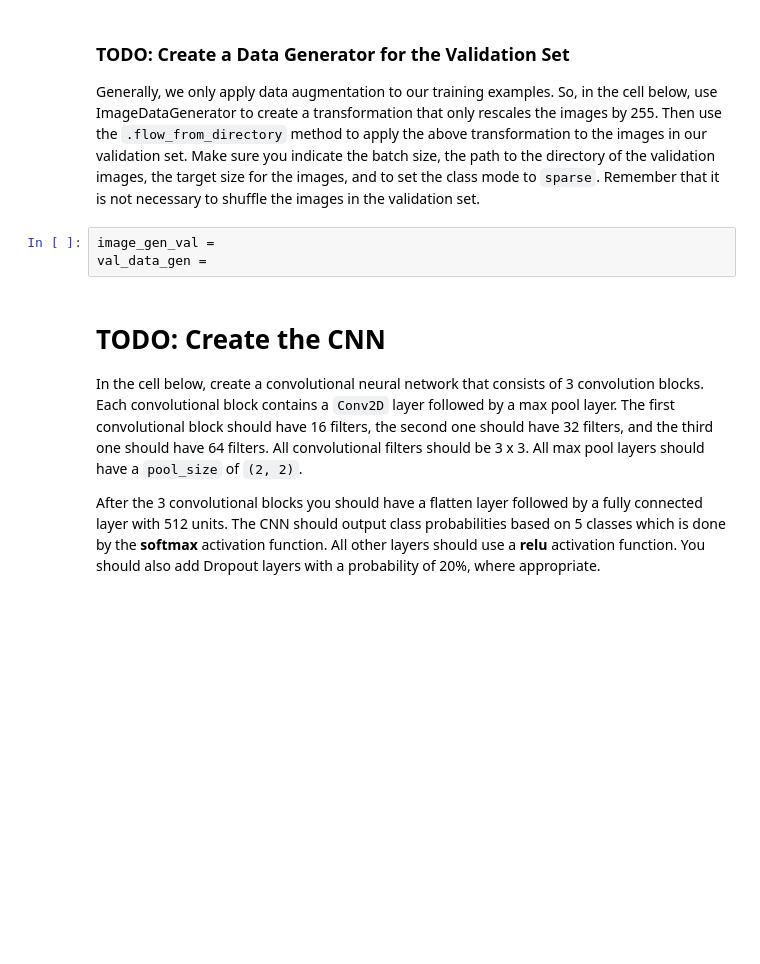
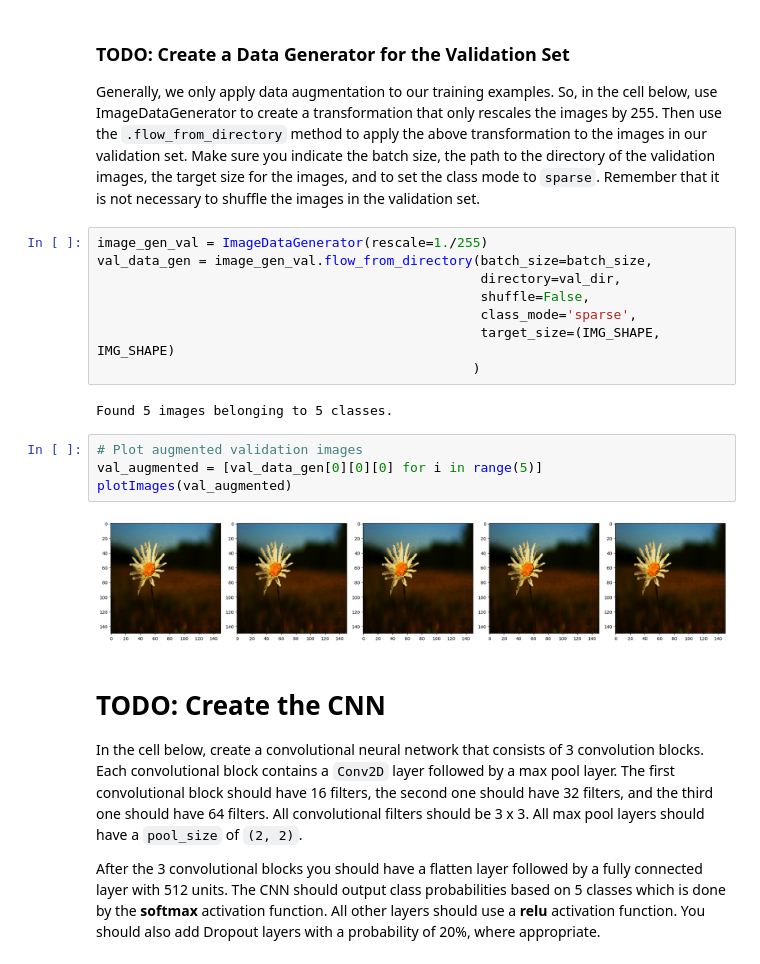
Before and after one commit to jinhanbai/tfkeras_tutorial, a Jupyter notebook: courses/udacity_intro_to_tensorflow_for_deep_learning/l05c03_exercise_flowers_with_data_augmentation.ipynb, the cells around one changed output. Drawn from its saved outputs; the diff is of its cells as text; blank space fills up the shorter version.

```diff
--- a/courses/udacity_intro_to_tensorflow_for_deep_learning/l05c03_exercise_flowers_with_data_augmentation.ipynb
+++ b/courses/udacity_intro_to_tensorflow_for_deep_learning/l05c03_exercise_flowers_with_data_augmentation.ipynb
@@ -261,9 +299,22 @@ plotImages(augmented_images)
 ### TODO: Create a Data Generator for the Validation Set
 
 Generally, we only apply data augmentation to our training examples. So, in the cell below, use ImageDataGenerator to create a transformation that only rescales the images by 255. Then use the `.flow_from_directory` method to apply the above transformation to the images in our validation set. Make sure you indicate the batch size, the path to the directory of the validation images, the target size for the images, and to set the class mode to `sparse`. Remember that it is not necessary to shuffle the images in the validation set.
-# %%
-image_gen_val =
-val_data_gen =
+# %%
+image_gen_val = ImageDataGenerator(rescale=1./255)
+val_data_gen = image_gen_val.flow_from_directory(batch_size=batch_size,
+                                                 directory=val_dir,
+                                                 shuffle=False,
+                                                 class_mode='sparse',
+                                                 target_size=(IMG_SHAPE, IMG_SHAPE)
+                                                )
+# %% [output]
+Found 5 images belonging to 5 classes.
+# %%
+# Plot augmented validation images
+val_augmented = [val_data_gen[0][0][0] for i in range(5)]
+plotImages(val_augmented)
+# %% [output]
+[figure, added]
 # %% [markdown]
 # TODO: Create the CNN
 
```
Also changed, not shown: parts of 22 cells of this notebook.
